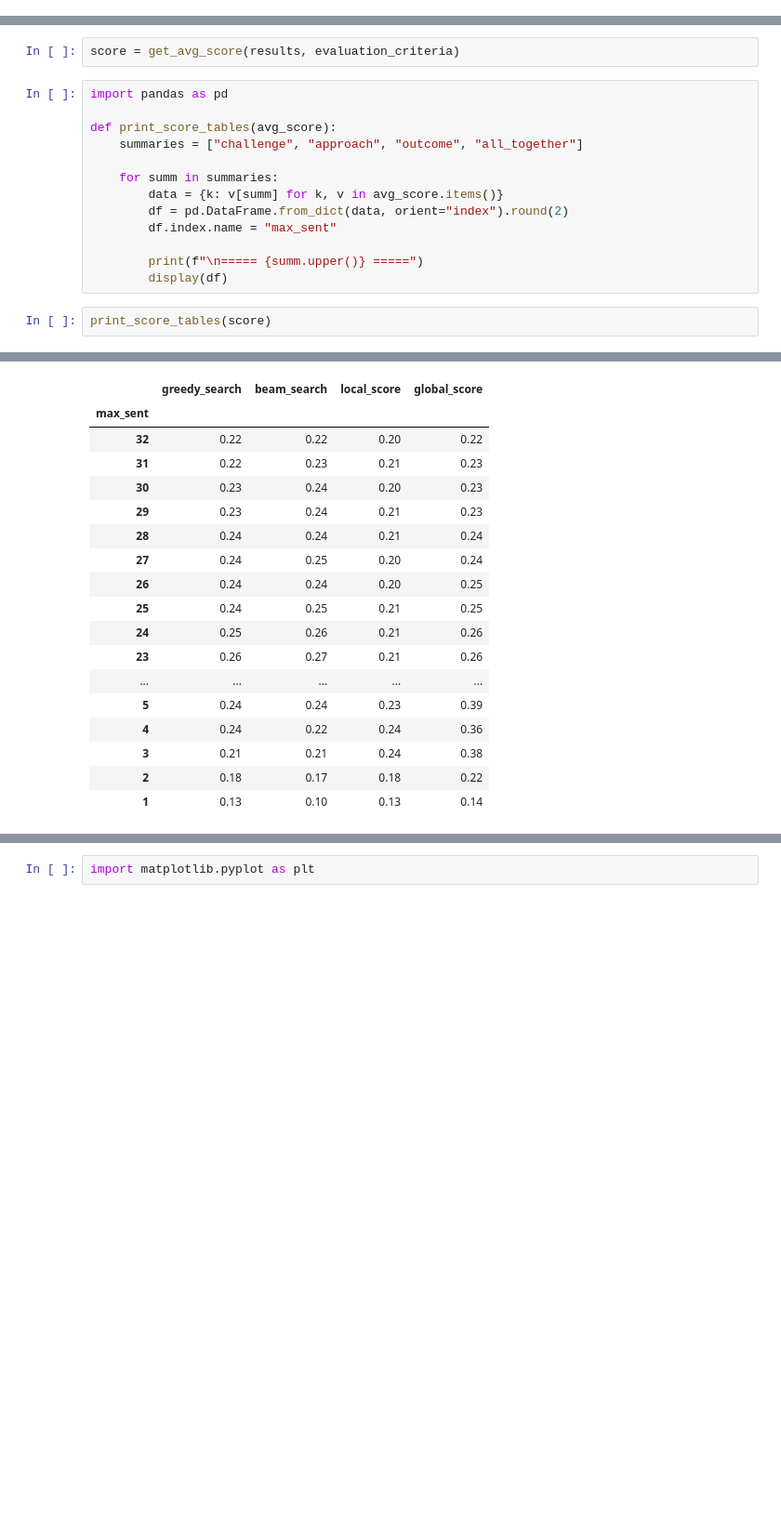
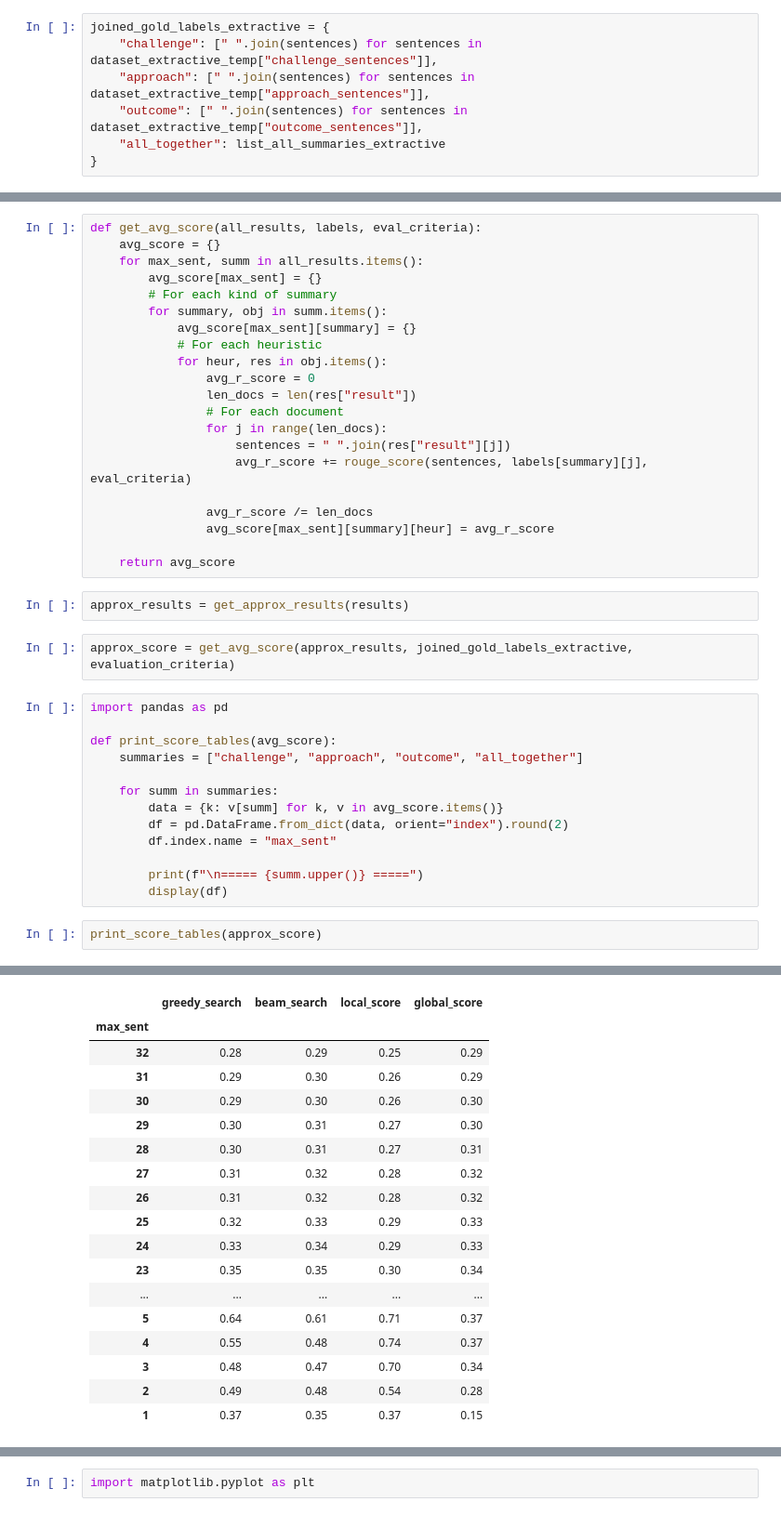
Before and after one commit to fedemarchits/Extractive-Summarization-with-LLMs-and-Heuristics, a Jupyter notebook: TrackB.ipynb, the cells around one changed output, grey strips where cells are left out. Shown at 93% size. Drawn from its saved outputs; the diff is of its cells as text; blank space fills up the shorter version.

```diff
--- a/TrackB.ipynb
+++ b/TrackB.ipynb
@@ -363,0 +381,7 @@ def get_avg_score(all_results, eval_criteria):
+# %%
+joined_gold_labels_extractive = {
+    "challenge": [" ".join(sentences) for sentences in dataset_extractive_temp["challenge_sentences"]],
+    "approach": [" ".join(sentences) for sentences in dataset_extractive_temp["approach_sentences"]],
+    "outcome": [" ".join(sentences) for sentences in dataset_extractive_temp["outcome_sentences"]],
+    "all_together": list_all_summaries_extractive
+}
@@ -364,5 +390,28 @@ def get_avg_score(all_results, eval_criteria):
+# %%
+def get_avg_score(all_results, labels, eval_criteria):
+    avg_score = {}
+    for max_sent, summ in all_results.items():
+        avg_score[max_sent] = {}
+        # For each kind of summary
+        for summary, obj in summ.items():
+            avg_score[max_sent][summary] = {}
+            # For each heuristic
+            for heur, res in obj.items():
+                avg_r_score = 0
+                len_docs = len(res["result"])
+                # For each document
+                for j in range(len_docs):
+                    sentences = " ".join(res["result"][j])
+                    avg_r_score += rouge_score(sentences, labels[summary][j], eval_criteria)
+
+                avg_r_score /= len_docs
+                avg_score[max_sent][summary][heur] = avg_r_score
+
+    return avg_score
+# %%
+approx_results = get_approx_results(results)
 # %%
-score = get_avg_score(results, evaluation_criteria)
+approx_score = get_avg_score(approx_results, joined_gold_labels_extractive, evaluation_criteria)
 # %%
 import pandas as pd
 
@@ -377,7 +426,7 @@ def print_score_tables(avg_score):
         print(f"\n===== {summ.upper()} =====")
         display(df)
 # %%
-print_score_tables(score)
+print_score_tables(approx_score)
 # %% [output]
 ===== CHALLENGE =====
 |  | greedy_search | beam_search | local_score | global_score |
@@ -420,22 +469,22 @@ print_score_tables(score)
 ===== OUTCOME =====
 |  | greedy_search | beam_search | local_score | global_score |
 | max_sent |  |  |  |  |
-| 32 | 0.22 | 0.22 | 0.20 | 0.22 |
-| 31 | 0.22 | 0.23 | 0.21 | 0.23 |
-| 30 | 0.23 | 0.24 | 0.20 | 0.23 |
-| 29 | 0.23 | 0.24 | 0.21 | 0.23 |
-| 28 | 0.24 | 0.24 | 0.21 | 0.24 |
-| 27 | 0.24 | 0.25 | 0.20 | 0.24 |
-| 26 | 0.24 | 0.24 | 0.20 | 0.25 |
-| 25 | 0.24 | 0.25 | 0.21 | 0.25 |
-| 24 | 0.25 | 0.26 | 0.21 | 0.26 |
-| 23 | 0.26 | 0.27 | 0.21 | 0.26 |
+| 32 | 0.28 | 0.29 | 0.25 | 0.29 |
+| 31 | 0.29 | 0.30 | 0.26 | 0.29 |
+| 30 | 0.29 | 0.30 | 0.26 | 0.30 |
+| 29 | 0.30 | 0.31 | 0.27 | 0.30 |
+| 28 | 0.30 | 0.31 | 0.27 | 0.31 |
+| 27 | 0.31 | 0.32 | 0.28 | 0.32 |
+| 26 | 0.31 | 0.32 | 0.28 | 0.32 |
+| 25 | 0.32 | 0.33 | 0.29 | 0.33 |
+| 24 | 0.33 | 0.34 | 0.29 | 0.33 |
+| 23 | 0.35 | 0.35 | 0.30 | 0.34 |
 | ... | ... | ... | ... | ... |
-| 5 | 0.24 | 0.24 | 0.23 | 0.39 |
-| 4 | 0.24 | 0.22 | 0.24 | 0.36 |
-| 3 | 0.21 | 0.21 | 0.24 | 0.38 |
-| 2 | 0.18 | 0.17 | 0.18 | 0.22 |
-| 1 | 0.13 | 0.10 | 0.13 | 0.14 |
+| 5 | 0.64 | 0.61 | 0.71 | 0.37 |
+| 4 | 0.55 | 0.48 | 0.74 | 0.37 |
+| 3 | 0.48 | 0.47 | 0.70 | 0.34 |
+| 2 | 0.49 | 0.48 | 0.54 | 0.28 |
+| 1 | 0.37 | 0.35 | 0.37 | 0.15 |
 ===== ALL_TOGETHER =====
 |  | greedy_search | beam_search | local_score | global_score |
 | max_sent |  |  |  |  |
```
Also changed, not shown: parts of 58 cells of this notebook.
